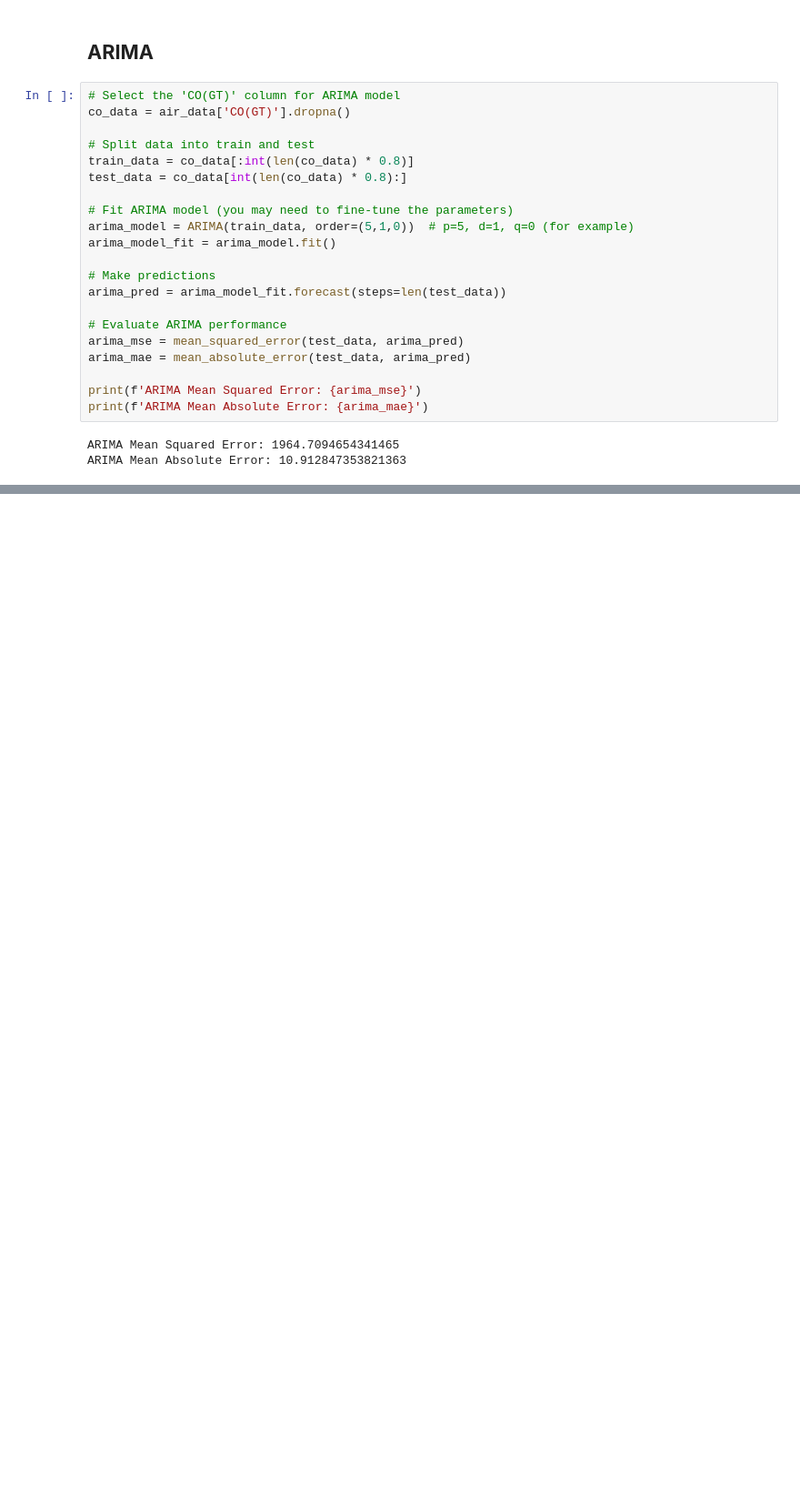
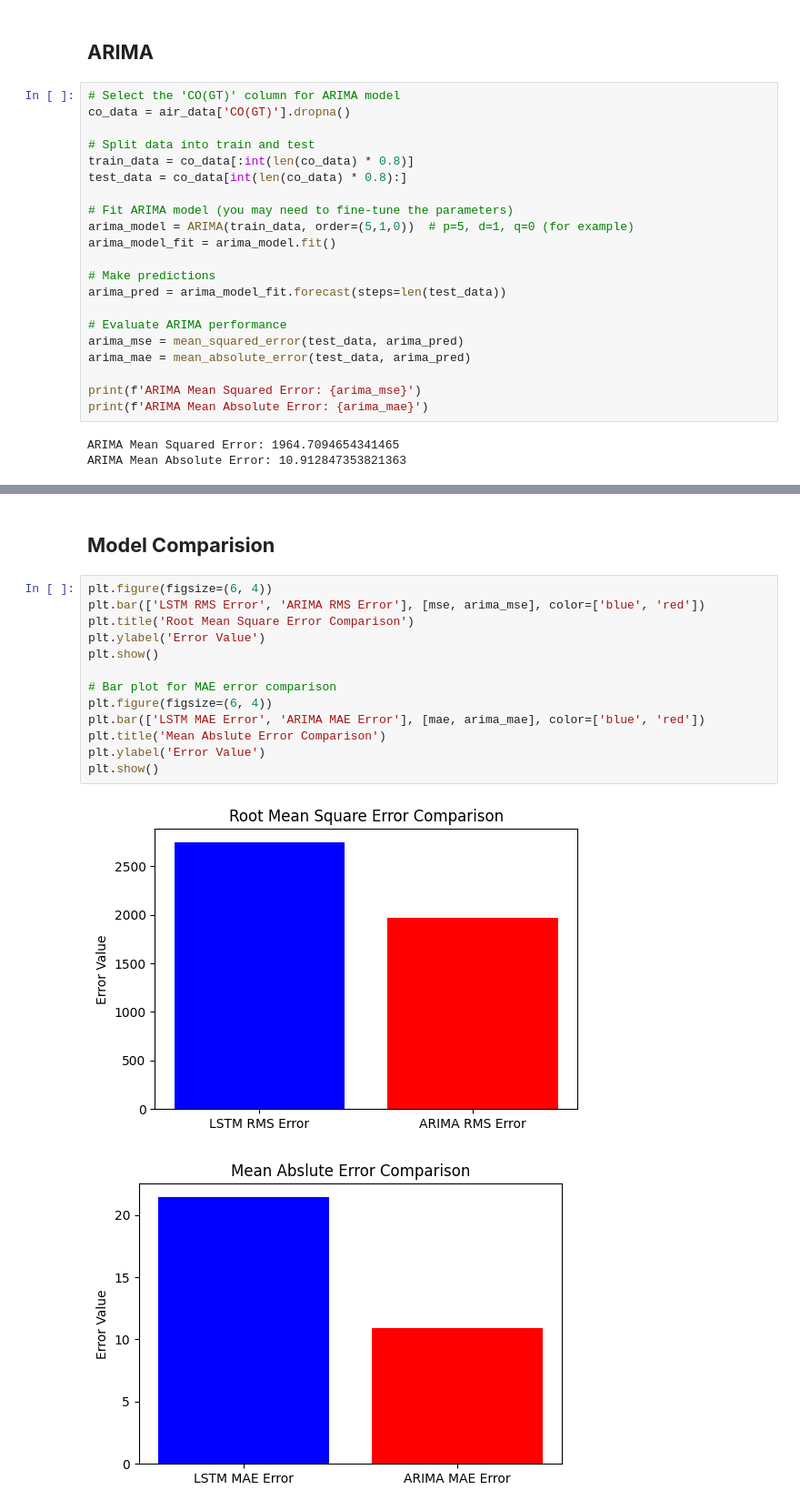
Before and after one commit to joshvads/Air-Pollution-Forecasting, a Jupyter notebook: air-quality-prediction.ipynb, the cells around one changed output, grey strips where cells are left out. Shown at 91% size. Drawn from its saved outputs; the diff is of its cells as text; blank space fills up the shorter version.

```diff
--- a/air-quality-prediction.ipynb
+++ b/air-quality-prediction.ipynb
@@ -409,0 +437,18 @@ ARIMA Mean Absolute Error: 10.912847353821363
+# %% [markdown]
+## **Model Comparision**
+# %%
+plt.figure(figsize=(6, 4))
+plt.bar(['LSTM RMS Error', 'ARIMA RMS Error'], [mse, arima_mse], color=['blue', 'red'])
+plt.title('Root Mean Square Error Comparison')
+plt.ylabel('Error Value')
+plt.show()
+
+# Bar plot for MAE error comparison
+plt.figure(figsize=(6, 4))
+plt.bar(['LSTM MAE Error', 'ARIMA MAE Error'], [mae, arima_mae], color=['blue', 'red'])
+plt.title('Mean Abslute Error Comparison')
+plt.ylabel('Error Value')
+plt.show()
+# %% [output]
+[figure, added]
+[figure, added]
```
Also changed, not shown: parts of 3 cells of this notebook.
